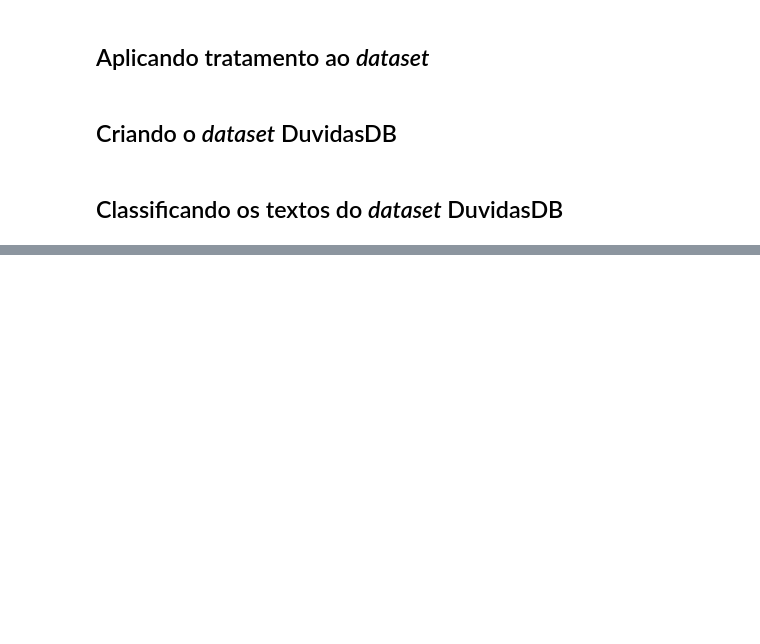
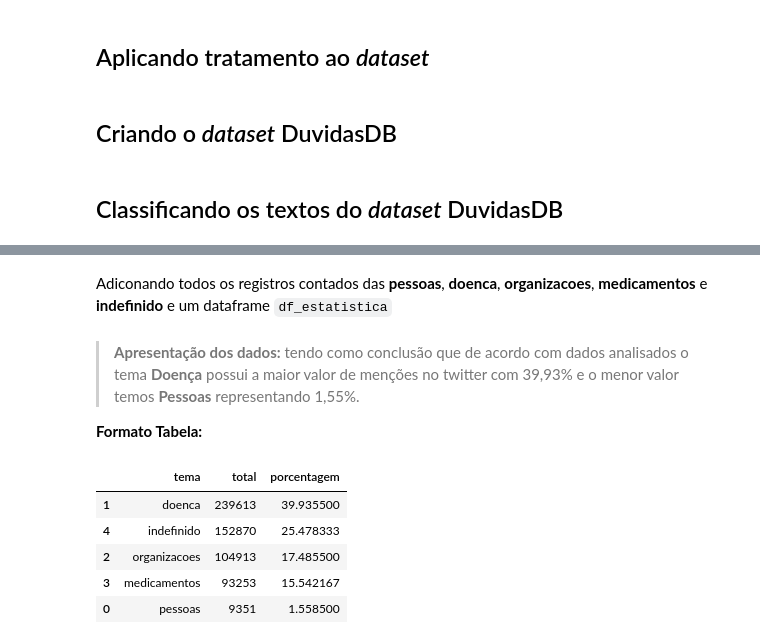
Before and after one commit to ednux/data-science-twitters-covid, a Jupyter notebook: main.ipynb, the cells around one changed output, grey strips where cells are left out. Cells and saved outputs as stored; diff of their text form; code cells hidden in the pictures; blank space fills up the shorter version.

```diff
--- a/main.ipynb
+++ b/main.ipynb
@@ -1116,0 +1122,2 @@ df_perguntas_classificadas.head()
+# %% [markdown]
+Adiconando todos os registros contados das **pessoas**, **doenca**, **organizacoes**, **medicamentos** e **indefinido** e um dataframe `df_estatistica`
@@ -1116,0 +1132,14 @@ df_perguntas_classificadas.head()
+# %% [markdown]
+
+> **Apresentação dos dados:** tendo como conclusão que de acordo com dados analisados o tema **Doença** possui a maior valor de menções no twitter com 39,93% e o menor valor temos **Pessoas** representando 1,55%.
+
+**Formato Tabela:**
+# %%
+df_estatistica
+# %% [output]
+|  | tema | total | porcentagem |
+| 1 | doenca | 239613 | 39.935500 |
+| 4 | indefinido | 152870 | 25.478333 |
+| 2 | organizacoes | 104913 | 17.485500 |
+| 3 | medicamentos | 93253 | 15.542167 |
+| 0 | pessoas | 9351 | 1.558500 |
```
Also changed, not shown: parts of 16 cells of this notebook.
